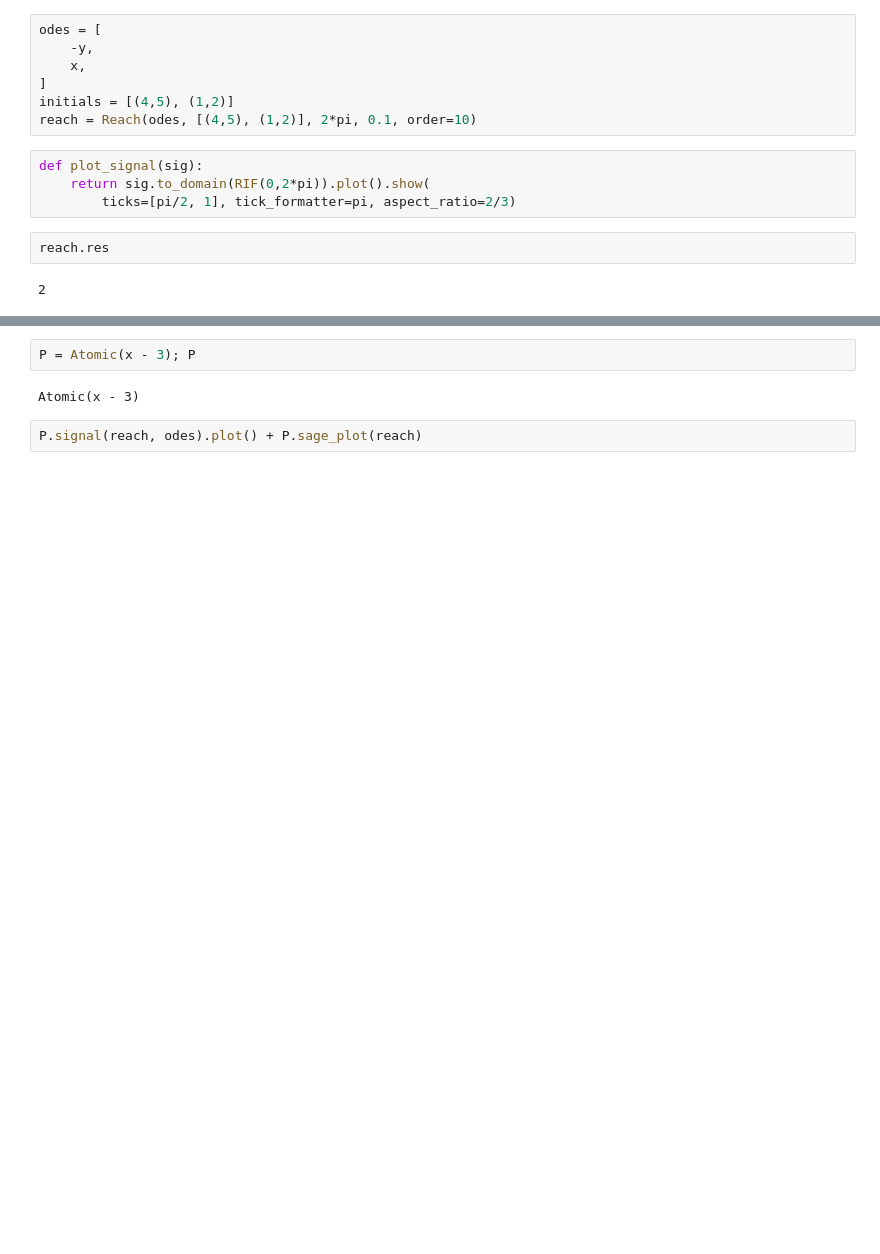
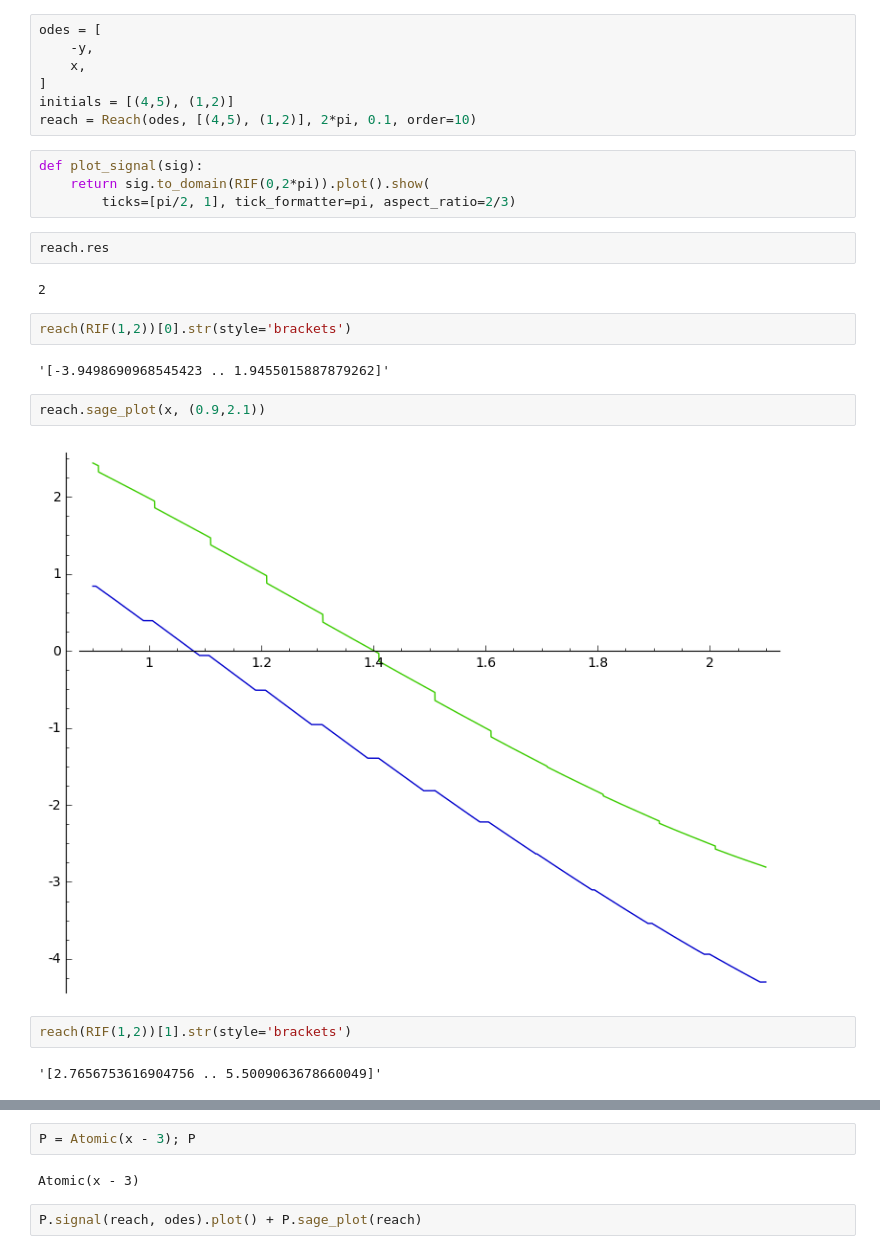
Before and after one commit to twright/Logic-of-Behaviour-in-Uncertain-Contexts, a Jupyter notebook: ULBC2.ipynb, the cells around one changed output, grey strips where cells are left out. Cells and saved outputs as stored; diff of their text form; blank space fills up the shorter version.

```diff
--- a/ULBC2.ipynb
+++ b/ULBC2.ipynb
@@ -23,3 +23,15 @@ def plot_signal(sig):
 reach.res
 # %% [output]
 2
+# %%
+reach(RIF(1,2))[0].str(style='brackets')
+# %% [output]
+'[-3.9498690968545423 .. 1.9455015887879262]'
+# %%
+reach.sage_plot(x, (0.9,2.1))
+# %% [output]
+[figure, added]
+# %%
+reach(RIF(1,2))[1].str(style='brackets')
+# %% [output]
+'[2.7656753616904756 .. 5.5009063678660049]'
```
Also changed, not shown: parts of 1 cell of this notebook, 26 other files.
